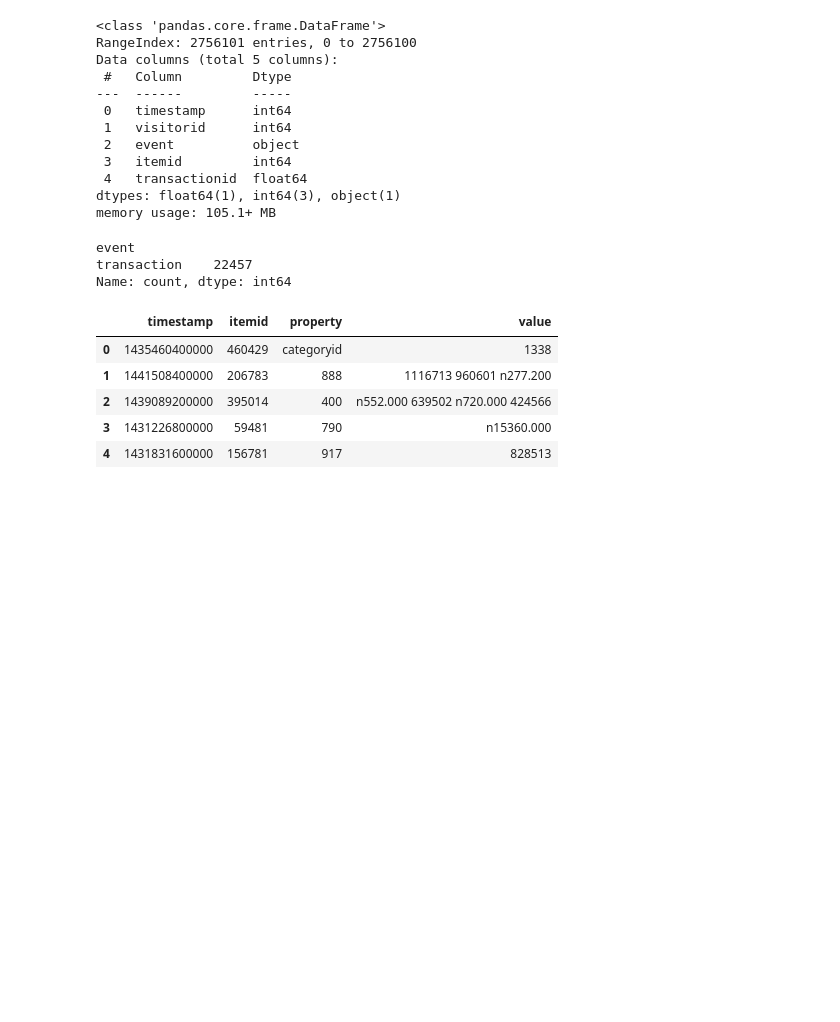
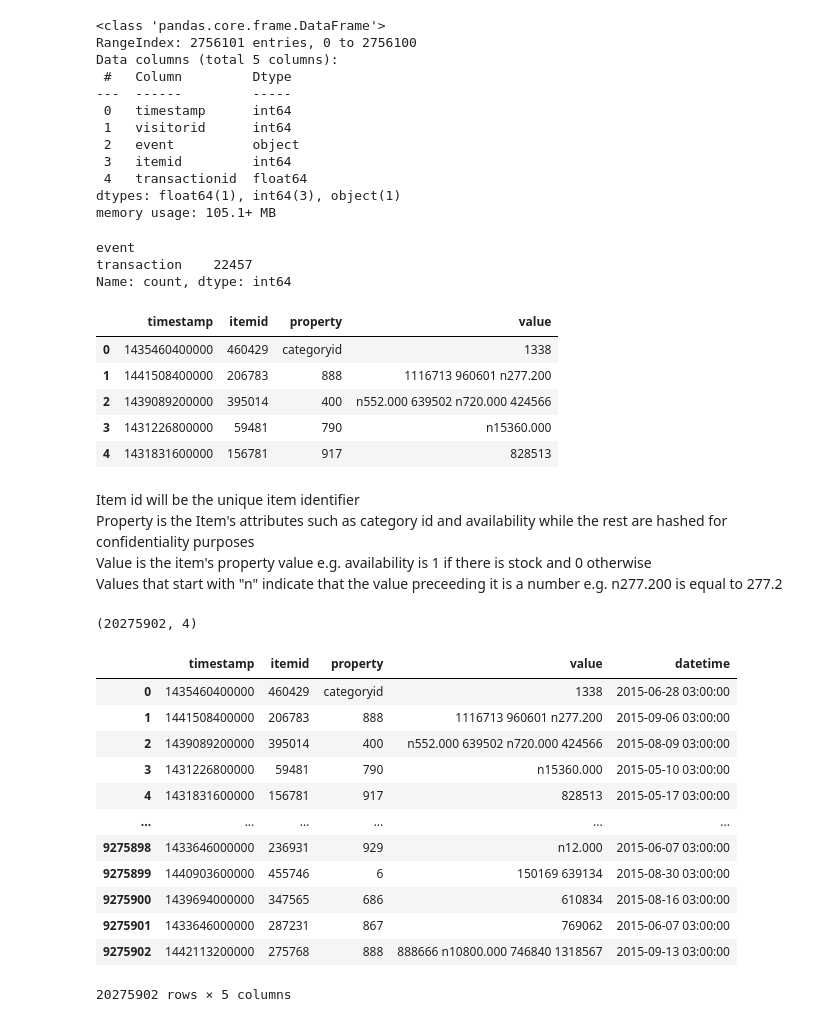
Before and after one commit to ShawnLiu119/Recommendation_ML_CB-CF-Hyb, a Jupyter notebook: Recommendation_CB_CF_Hyb.ipynb, the cells around one changed output. Saved outputs shown, nothing was run; the diff lists cells and outputs as text; code cells hidden in the pictures; blank space fills up the shorter version.

```diff
--- a/Recommendation_CB_CF_Hyb.ipynb
+++ b/Recommendation_CB_CF_Hyb.ipynb
@@ -103,3 +103,36 @@ item_properties_1.head()
 | 2 | 1439089200000 | 395014 | 400 | n552.000 639502 n720.000 424566 |
 | 3 | 1431226800000 | 59481 | 790 | n15360.000 |
 | 4 | 1431831600000 | 156781 | 917 | 828513 |
+# %% [markdown]
+Item id will be the unique item identifier <br>
+Property is the Item's attributes such as category id and availability while the rest are hashed for confidentiality purposes<br>
+Value is the item's property value e.g. availability is 1 if there is stock and 0 otherwise<br>
+Values that start with "n" indicate that the value preceeding it is a number e.g. n277.200 is equal to 277.2
+# %%
+item = pd.concat([item_properties_1, item_properties_2])
+item.shape
+# %% [output]
+(20275902, 4)
+# %%
+#transform timestamp into time
+
+def convert_timestamp(df, column):
+    df['datetime'] = pd.to_datetime(df[column], unit='ms')
+    return df
+
+convert_timestamp(events, 'timestamp')
+convert_timestamp(item, 'timestamp')
+# %% [output]
+|  | timestamp | itemid | property | value | datetime |
+| 0 | 1435460400000 | 460429 | categoryid | 1338 | 2015-06-28 03:00:00 |
+| 1 | 1441508400000 | 206783 | 888 | 1116713 960601 n277.200 | 2015-09-06 03:00:00 |
+| 2 | 1439089200000 | 395014 | 400 | n552.000 639502 n720.000 424566 | 2015-08-09 03:00:00 |
+| 3 | 1431226800000 | 59481 | 790 | n15360.000 | 2015-05-10 03:00:00 |
+| 4 | 1431831600000 | 156781 | 917 | 828513 | 2015-05-17 03:00:00 |
+| ... | ... | ... | ... | ... | ... |
+| 9275898 | 1433646000000 | 236931 | 929 | n12.000 | 2015-06-07 03:00:00 |
+| 9275899 | 1440903600000 | 455746 | 6 | 150169 639134 | 2015-08-30 03:00:00 |
+| 9275900 | 1439694000000 | 347565 | 686 | 610834 | 2015-08-16 03:00:00 |
+| 9275901 | 1433646000000 | 287231 | 867 | 769062 | 2015-06-07 03:00:00 |
+| 9275902 | 1442113200000 | 275768 | 888 | 888666 n10800.000 746840 1318567 | 2015-09-13 03:00:00 |
+20275902 rows × 5 columns
```
